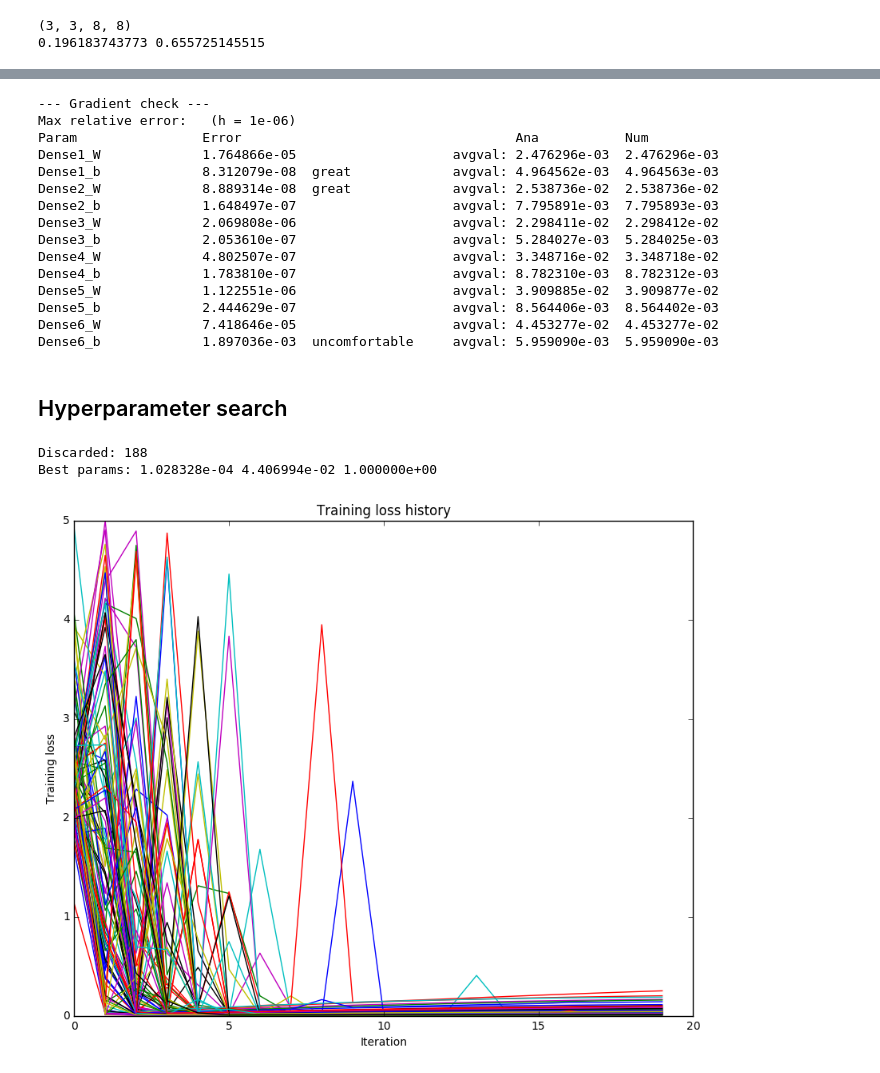
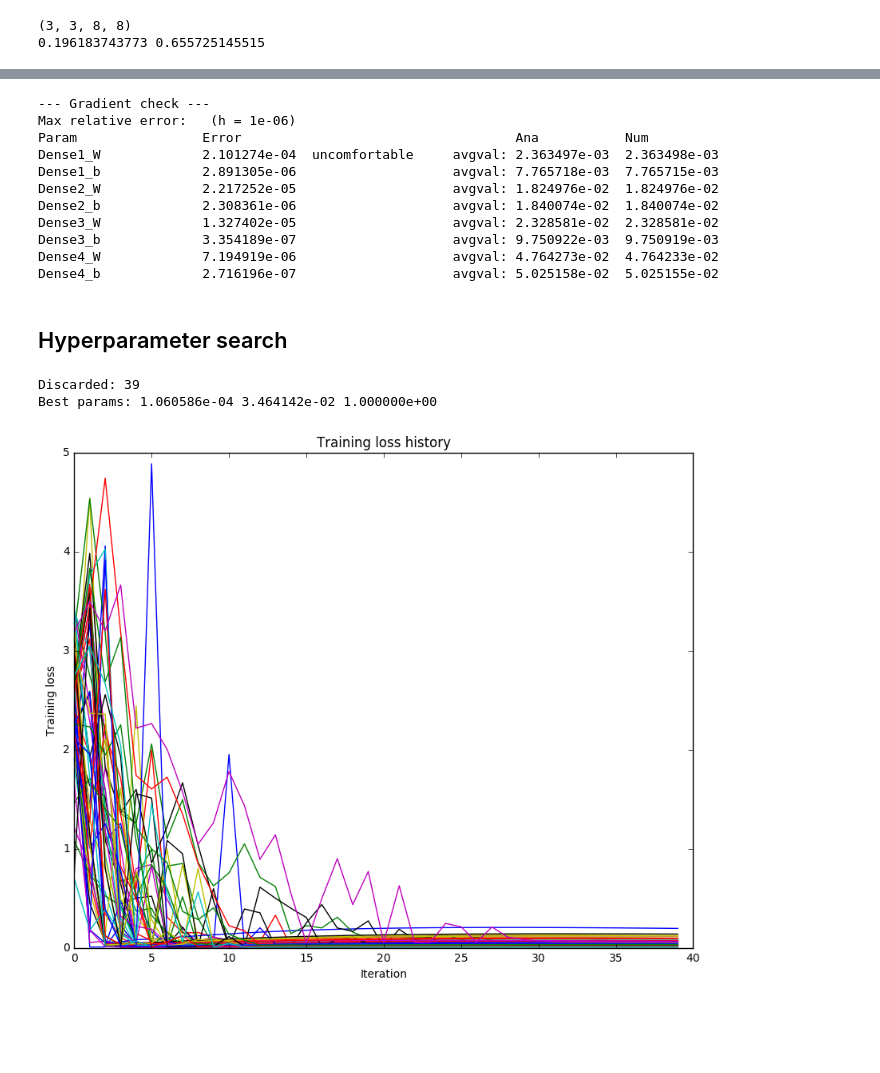
Before and after one commit to lemairecarl/cs231n_perso_2, a Jupyter notebook: FlexNet.ipynb, the cells around one changed output, grey strips where cells are left out. Cells and saved outputs as stored; diff of their text form; code cells hidden in the pictures; blank space fills up the shorter version.

```diff
--- a/FlexNet.ipynb
+++ b/FlexNet.ipynb
@@ -60,15 +63,16 @@ print X.shape
 0.196183743773 0.655725145515
 # %%
 # Build the model
-lr = 4.265674e-02
-reg = 1.757617e-04
-model = Sequential(batch_shape=X.shape, weight_scale=1e-3, reg=reg, dtype=np.float64)
-model.add(Dense(num_neurons=10))
-model.add(Dense(num_neurons=10))
-model.add(Dense(num_neurons=10))
-model.add(Dense(num_neurons=10))
-model.add(Dense(num_neurons=10))
-model.add(Dense(num_neurons=10))
+lr = 3.464142e-02
+reg = 1.060586e-04
+model = Sequential(batch_shape=X.shape, weight_scale=1.0, reg=reg, dtype=np.float64)
+model.add(Dense(num_neurons=10, weight_init='sqrt_2_over_n'))
+model.add(Relu())
+model.add(Dense(num_neurons=10, weight_init='sqrt_2_over_n'))
+model.add(Relu())
+model.add(Dense(num_neurons=10, weight_init='sqrt_2_over_n'))
+model.add(Relu())
+model.add(Dense(num_neurons=10, weight_init='sqrt_2_over_n'))
 model.build(loss=Softmax())
 model.print_params()
 # %% [output]
@@ -112,18 +112,14 @@ test.gradient_check(model, X, y)
 --- Gradient check ---
 Max relative error:   (h = 1e-06)
 Param                Error                                   Ana           Num
-Dense1_W             1.764866e-05                    avgval: 2.476296e-03  2.476296e-03
-Dense1_b             8.312079e-08  great             avgval: 4.964562e-03  4.964563e-03
-Dense2_W             8.889314e-08  great             avgval: 2.538736e-02  2.538736e-02
-Dense2_b             1.648497e-07                    avgval: 7.795891e-03  7.795893e-03
-Dense3_W             2.069808e-06                    avgval: 2.298411e-02  2.298412e-02
-Dense3_b             2.053610e-07                    avgval: 5.284027e-03  5.284025e-03
-Dense4_W             4.802507e-07                    avgval: 3.348716e-02  3.348718e-02
-Dense4_b             1.783810e-07                    avgval: 8.782310e-03  8.782312e-03
-Dense5_W             1.122551e-06                    avgval: 3.909885e-02  3.909877e-02
-Dense5_b             2.444629e-07                    avgval: 8.564406e-03  8.564402e-03
-Dense6_W             7.418646e-05                    avgval: 4.453277e-02  4.453277e-02
-Dense6_b             1.897036e-03  uncomfortable     avgval: 5.959090e-03  5.959090e-03
+Dense1_W             2.101274e-04  uncomfortable     avgval: 2.363497e-03  2.363498e-03
+Dense1_b             2.891305e-06                    avgval: 7.765718e-03  7.765715e-03
+Dense2_W             2.217252e-05                    avgval: 1.824976e-02  1.824976e-02
+Dense2_b             2.308361e-06                    avgval: 1.840074e-02  1.840074e-02
+Dense3_W             1.327402e-05                    avgval: 2.328581e-02  2.328581e-02
+Dense3_b             3.354189e-07                    avgval: 9.750922e-03  9.750919e-03
+Dense4_W             7.194919e-06                    avgval: 4.764273e-02  4.764233e-02
+Dense4_b             2.716196e-07                    avgval: 5.025158e-02  5.025155e-02
 # %% [markdown]
 ## Hyperparameter search
 # %%
@@ -143,16 +139,19 @@ def uniform(minv, maxv):
 #batch_shape = (batch_size,) + data['X_train'].shape[1:]
 
 discarded = 0
-for _ in range(300):
+for _ in range(100):
     weight_scale = 1.0  # 10 ** uniform(-4, -2)
     learning_rate = 10 ** uniform(-1.5, -1)
     reg = 10 ** uniform(-4, -3)
 
     model = Sequential(batch_shape=X.shape, weight_scale=weight_scale, reg=reg)
-    model.add(Dense(num_neurons=10))
-    model.add(Dense(num_neurons=10))
-    model.add(Dense(num_neurons=10))
-    model.add(Dense(num_neurons=10))
+    model.add(Dense(num_neurons=10, weight_init='sqrt_2_over_n'))
+    model.add(Relu())
+    model.add(Dense(num_neurons=10, weight_init='sqrt_2_over_n'))
+    model.add(Relu())
+    model.add(Dense(num_neurons=10, weight_init='sqrt_2_over_n'))
+    model.add(Relu())
+    model.add(Dense(num_neurons=10, weight_init='sqrt_2_over_n'))
     model.build(loss=Softmax())
     #model = Sequential(batch_shape=batch_shape, weight_scale=weight_scale, reg=reg)
     #model.add(ConvBnRelu(8))
@@ -163,7 +162,7 @@ for _ in range(300):
     #model.build(loss=Softmax())
 
     solver = Solver(model, {'X_train': X, 'y_train': y, 'X_val': X, 'y_val': y},
-                num_epochs=20, batch_size=X.shape[0],
+                num_epochs=40, batch_size=X.shape[0],
                 update_rule='adam',
                 optim_config={
                   'learning_rate': learning_rate,
@@ -176,36 +175,36 @@ for _ in range(300):
     #                  'learning_rate': learning_rate,
     #                },
     #                verbose=True)
     solver.train()
     #acc = solver.val_acc_history[-1]
     acc = solver.train_acc_history[-1]
     final_loss = solver.loss_history[-1]
     format_str = '{:e} {:e}  final l: {:.5f}  acc: {}'
     #print format_str.format(reg, learning_rate, final_loss, acc)
     if np.max(solver.loss_history) > 5:
         discarded += 1
         continue
     plt.plot(solver.loss_history, '-')
     params = (reg, learning_rate, weight_scale)
     results[params] = (acc, final_loss)
     if final_loss < best_loss:
         best_acc = acc
         best_loss = final_loss
         best_solver = solver
         best_model = model
         best_params = params
 
 print 'Discarded:', discarded
 print 'Best params: {:e} {:e} {:e}'.format(*best_params)
 
 plt.title('Training loss history')
 plt.xlabel('Iteration')
 plt.ylabel('Training loss')
 plt.show()
 # %% [output]
-Discarded: 188
-Best params: 1.028328e-04 4.406994e-02 1.000000e+00
+Discarded: 39
+Best params: 1.060586e-04 3.464142e-02 1.000000e+00
-[figure, old version]
+[figure, new version]
 # %%
 # Visualize the cross-validation results
 import math
```
Also changed, not shown: parts of 5 cells of this notebook, 1 other file.
